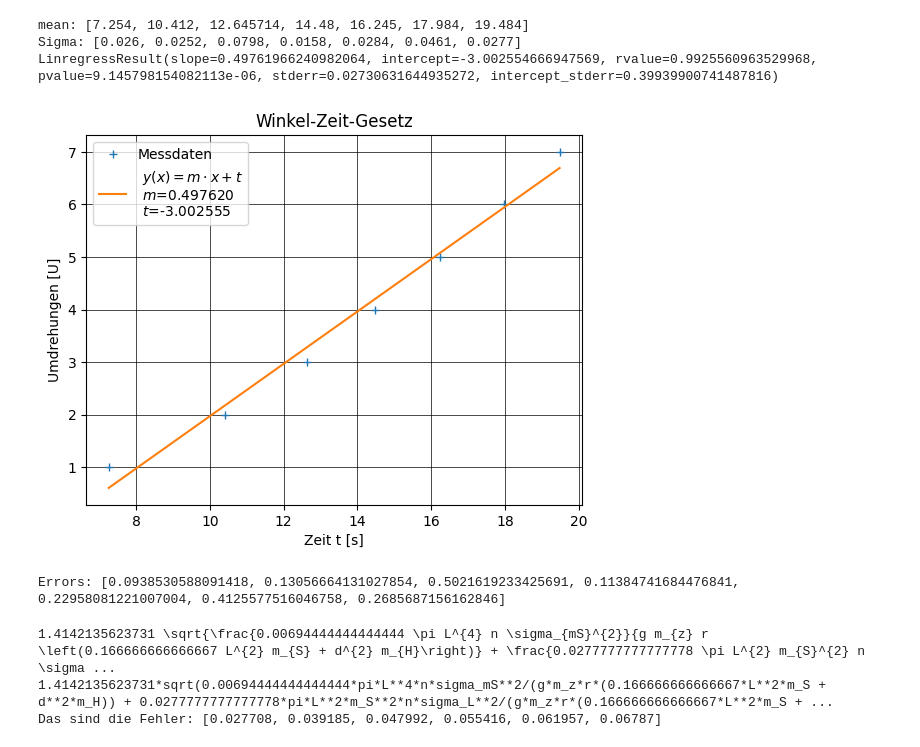
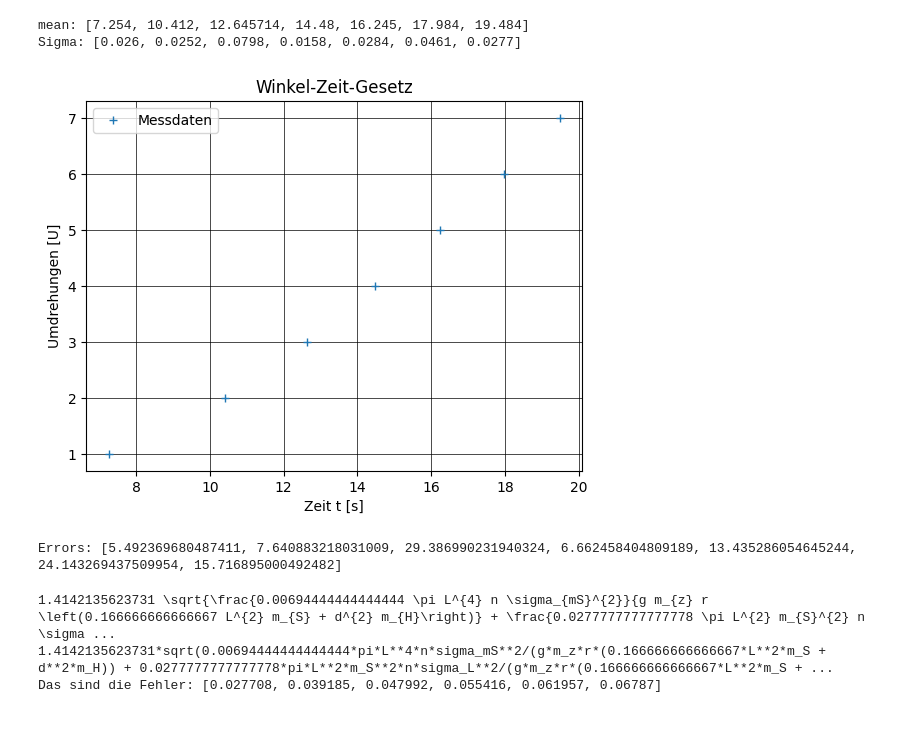
Before and after one commit to OhNoNotAnotherNerd/Ausarbeitung-Physik, a Jupyter notebook: TMW/TMW Aktuell.ipynb, the cells around one changed output. Cells and saved outputs as stored; diff of their text form; code cells hidden in the pictures.

Commit message:
Lineare Regression Aufgabe 1 auskommentiert

```diff
--- a/TMW/TMW Aktuell.ipynb
+++ b/TMW/TMW Aktuell.ipynb
@@ -57,45 +57,44 @@ sigma.append(np.std(v1n7, ddof=1)/np.sqrt((len(v1n7))))
 
 
 ##Achtung sigma wird gerunden(nicht mehr zum rechnen verwenden)
 for i in range(len(sigma)):
     sigma[i]=round(sigma[i],4)
 
 print(f'Sigma: {sigma}')
 
 
-##Lineare Regression:
-linreg=sp.stats.linregress(meanarray,turns)
-print(linreg)
-m=linreg.slope
-t=linreg.intercept
-x=np.linspace(min(meanarray), max(meanarray), 501)
-y=m*x+t
+##Lineare Regression: WIRD NICHT VERLANGT UND IST SOMIT AUSKOMMENTIERT (MALIK)
+#linreg=sp.stats.linregress(meanarray,turns)
+#print(linreg)
+#m=linreg.slope
+#t=linreg.intercept
+#x=np.linspace(min(meanarray), max(meanarray), 501)
+#y=m*x+t
 
 ##Plot:
-reglabel=f' $y(x) = m \\cdot x + t$ \n $m$={m:.6f} \n $t$={t:.6f}'
+#reglabel=f' $y(x) = m \\cdot x + t$ \n $m$={m:.6f} \n $t$={t:.6f}'
 plt.plot(meanarray, turns, linestyle='', marker='+', label='Messdaten')
-plt.plot(x, y, label=reglabel)
+#plt.plot(x, y, label=reglabel)
 plt.title('Winkel-Zeit-Gesetz')
 plt.legend()
 plt.xlabel('Zeit t [s]')
 plt.ylabel('Umdrehungen [U]')
 plt.grid(visible=True, color='black', linewidth=0.5)
 
 
 plt.show()
 
 ##Fehlerrechnung:
 errors=[]
 ersrnd=[]
 for i in range(7):
     errors.append(linreg.slope*mean[i]*sigma[i])
 print(f'Errors: {errors}')
 # %% [output]
 mean: [7.254, 10.412, 12.645714, 14.48, 16.245, 17.984, 19.484]
 Sigma: [0.026, 0.0252, 0.0798, 0.0158, 0.0284, 0.0461, 0.0277]
-LinregressResult(slope=0.49761966240982064, intercept=-3.002554666947569, rvalue=0.9925560963529968, pvalue=9.145798154082113e-06, stderr=0.02730631644935272, intercept_stderr=0.39939900741487816)
-[figure, old version]
+[figure, new version]
-Errors: [0.0938530588091418, 0.13056664131027854, 0.5021619233425691, 0.11384741684476841, 0.22958081221007004, 0.4125577516046758, 0.2685687156162846]
+Errors: [5.492369680487411, 7.640883218031009, 29.386990231940324, 6.662458404809189, 13.435286054645244, 24.143269437509954, 15.716895000492482]
 # %%
 
 
```
Also changed, not shown: parts of 2 cells of this notebook.
